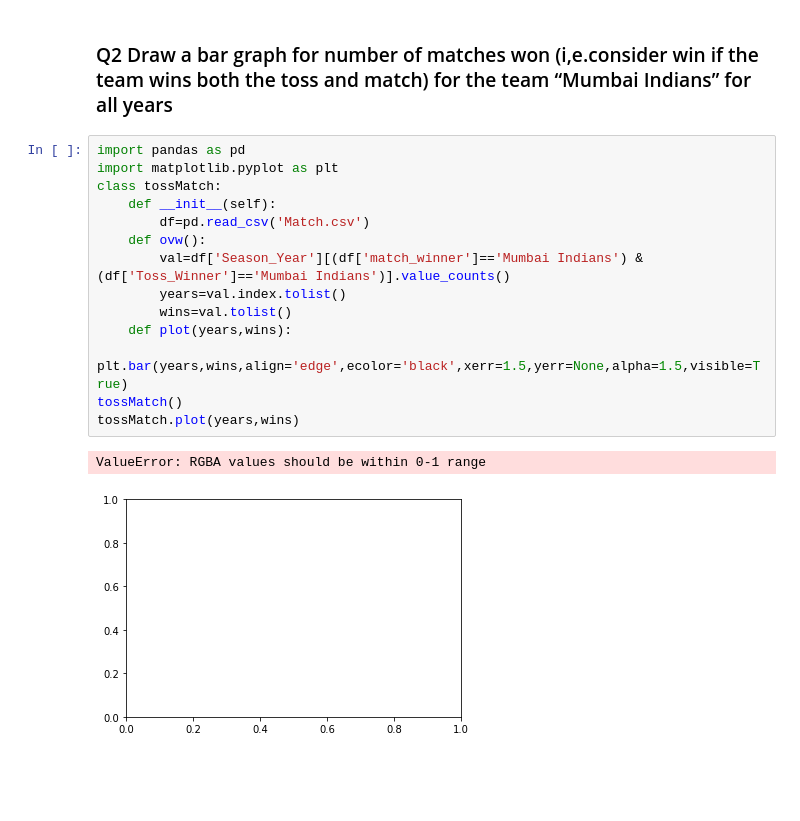
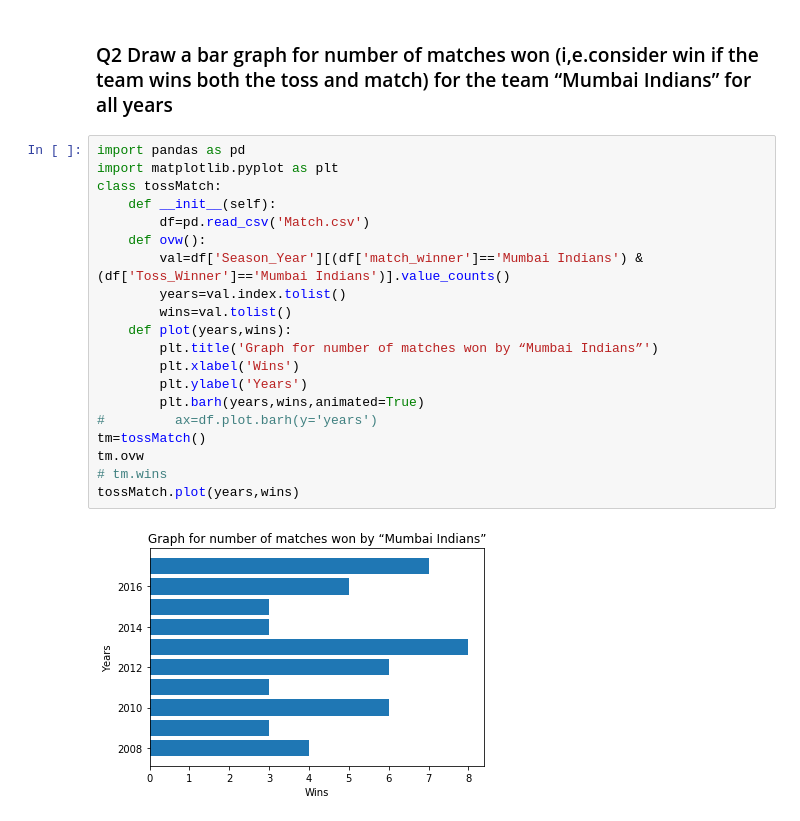
Before and after one commit to Ikarthikmb/Machine-Learning-Notebook, a Jupyter notebook: Day 6 (30 May 19).ipynb, the cells around one changed output. Drawn from its saved outputs; the diff is of its cells as text; blank space fills up the shorter version.

```diff
--- a/Day 6 (30 May 19).ipynb
+++ b/Day 6 (30 May 19).ipynb
@@ -26,17 +28,22 @@ read.Plot(size,teams)
 # %%
 import pandas as pd
 import matplotlib.pyplot as plt
 class tossMatch:
     def __init__(self):
         df=pd.read_csv('Match.csv')
     def ovw():
         val=df['Season_Year'][(df['match_winner']=='Mumbai Indians') & (df['Toss_Winner']=='Mumbai Indians')].value_counts()
         years=val.index.tolist()
         wins=val.tolist()
     def plot(years,wins):
-        plt.bar(years,wins,align='edge',ecolor='black',xerr=1.5,yerr=None,alpha=1.5,visible=True)
-tossMatch()
+        plt.title('Graph for number of matches won by “Mumbai Indians”')
+        plt.xlabel('Wins')
+        plt.ylabel('Years')
+        plt.barh(years,wins,animated=True)
+#         ax=df.plot.barh(y='years')
+tm=tossMatch()
+tm.ovw
+# tm.wins
 tossMatch.plot(years,wins)
 # %% [output]
-ValueError: RGBA values should be within 0-1 range
-[figure, old version]
+[figure, new version]
```
Also changed, not shown: parts of 2 cells of this notebook.
